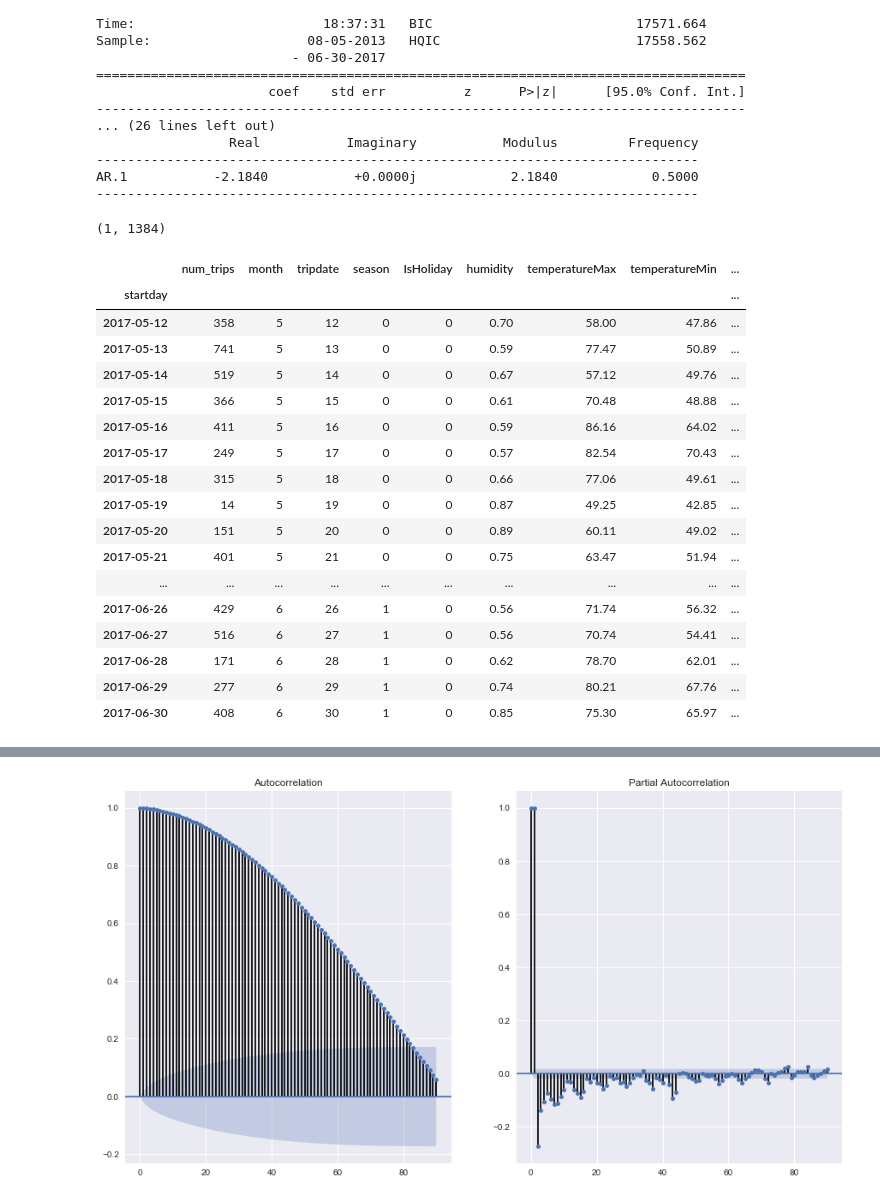
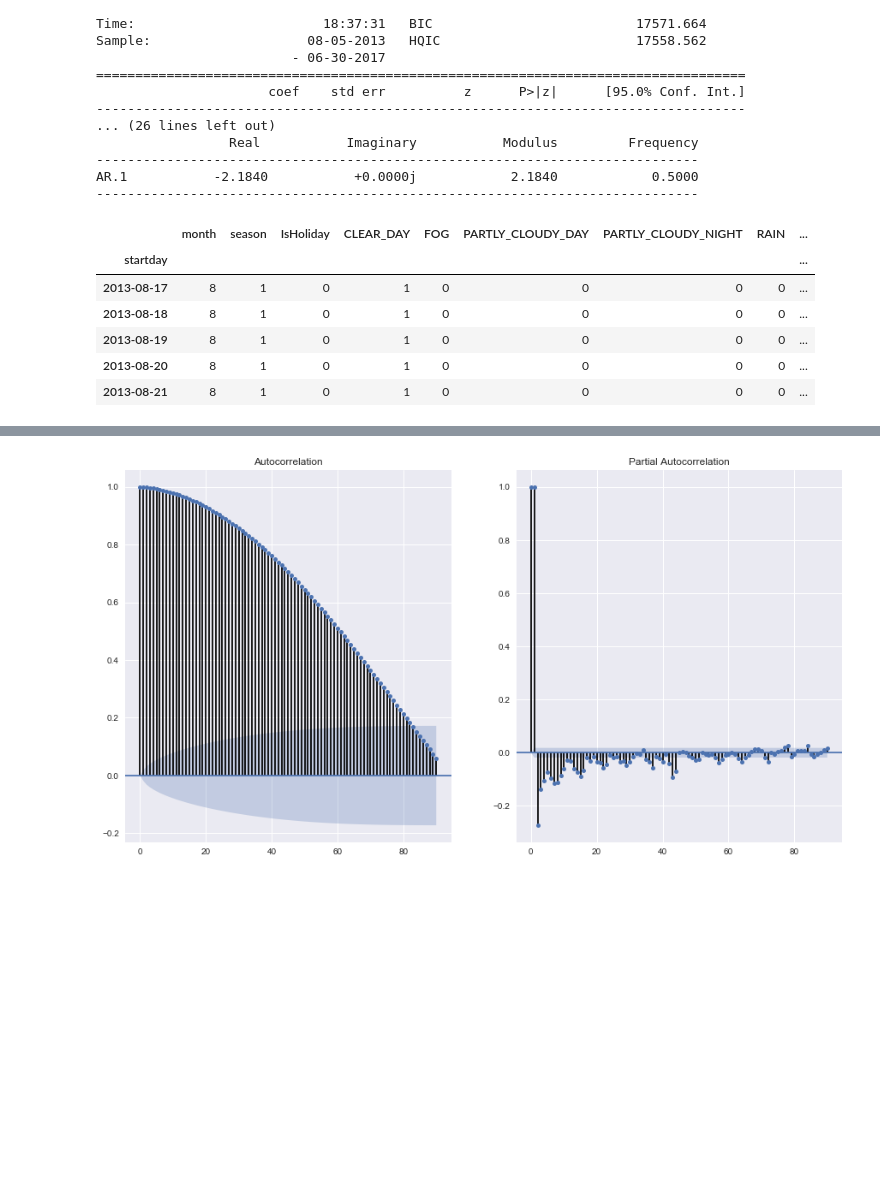
Before and after one commit to a4arun4u/PythonBikers, a Jupyter notebook: daily.ipynb, the cells around one changed output, grey strips where cells are left out. Saved outputs shown, nothing was run; the diff lists cells and outputs as text; code cells hidden in the pictures; blank space fills up the shorter version.

```diff
--- a/daily.ipynb
+++ b/daily.ipynb
@@ -433,11 +433,3 @@ print("root mean squared error: %f" % math.sqrt(mse))
 # %% [output]
 mean squared error: 34406.367341
 root mean squared error: 185.489534
-# %%
-#plt.grid(True)
-#plt.title("Actual vs Predicted")
-#plt.scatter(validate['rollingmean'], validate['num_trips'], color='r')
-#plt.plot(validate['num_trips'], validate['num_trips'], color='blue', linewidth=3)
-#scaling
-from sklearn import preprocessing
-index_df['humidity_scaled'] = preprocessing.scale(index_df.humidity)
@@ -443,0 +488,9 @@ index_df['humidity_scaled'] = preprocessing.scale(index_df.humidity)
+# %%
+#Normalize temperature
+t1 = preprocessing.normalize(scaled_df.temperatureMax, axis=1)
+t2 = preprocessing.normalize(scaled_df.temperatureMin, axis=1)
+shapiro_results1 = scipy.stats.kstest(t1, cdf='norm')
+shapiro_results2 = scipy.stats.kstest(t2, cdf='norm')
+
+print(shapiro_results1)
+print(shapiro_results1)
@@ -443,0 +502,10 @@ index_df['humidity_scaled'] = preprocessing.scale(index_df.humidity)
+# %%
+scaled_norm_df = scaled_df#.drop(['temperatureMax', 'temperatureMin'], axis=1)
+#scaled_norm_df['tempMax_norm'] = t1
+#scaled_norm_df['tempMin_norm'] = t2
+scaled_norm_df['tempMax_norm'] = np.transpose(t1)
+scaled_norm_df['tempMin_norm'] = np.transpose(t2)
+scaled_norm_df.head()
+scaled_norm_df = scaled_norm_df.drop(['temperatureMax', 'temperatureMin', 'humidity', 'windspeed',
+                                      'temperatureMax_scaled', 'temperatureMin_scaled'], axis=1)
+scaled_norm_df.head()
@@ -443,0 +520,3 @@ index_df['humidity_scaled'] = preprocessing.scale(index_df.humidity)
+# %%
+scaled_norm_df['num_trips_90mean'] = pd.rolling_mean(scaled_norm_df.num_trips, window=90, min_periods=1)
+scaled_norm_df.to_csv('C:\\Users\\arun.bhardwaj\\Desktop\\MyOrdner\\DALab\\SPSSData.csv')
@@ -567,40 +658,24 @@ Sample:                    08-05-2013   HQIC                         17558.562
 -----------------------------------------------------------------------------
 AR.1           -2.1840           +0.0000j            2.1840            0.5000
 -----------------------------------------------------------------------------
-# %%
-#normality test
-from scipy.stats import mstats
-from sklearn import preprocessing
-
-tt = preprocessing.normalize(model_df.temperatureMax, axis=1)
-#mstats.normaltest(tt)
-#preprocessing.normalize(model_df.windspeed)
-tt.shape
-# %% [output]
-(1, 1384)
 # %%
 #creating new feature for lag with 90days
-model_df1 = index_df.drop(['diff_num_trips_1', 'diff_num_trips_2', 'diff_num_trips_3', 'diff_num_trips_4'], axis=1)
+model_df1 = scaled_norm_df
+model_df2 = scaled_norm_df
+
 model_df1['num_trips_90mean'] = model_df1.num_trips.rolling(window=90, min_periods=7, center=False).mean()
-model_df1['num_trips_90min'] = model_df1.num_trips.rolling(window=90, min_periods=7, center=False).min()
-model_df1['num_trips_90max'] = model_df1.num_trips.rolling(window=90, min_periods=7, center=False).max()
-model_df1.tail(50)
+model_df1 = model_df1.drop(['num_trips'], axis=1)
+model_df1.dropna(inplace=True)
+
+model_df2['diff_num_trips_1'] = model_df2.num_trips.diff(periods=1)
+model_df2 = model_df2.drop(['num_trips'], axis=1)
+model_df2.dropna(inplace=True)
+model_df2.head()
 # %% [output]
-|  | num_trips | month | tripdate | season | IsHoliday | humidity | temperatureMax | temperatureMin | ... |
+|  | month | season | IsHoliday | CLEAR_DAY | FOG | PARTLY_CLOUDY_DAY | PARTLY_CLOUDY_NIGHT | RAIN | ... |
 | startday |  |  |  |  |  |  |  |  | ... |
-| 2017-05-12 | 358 | 5 | 12 | 0 | 0 | 0.70 | 58.00 | 47.86 | ... |
-| 2017-05-13 | 741 | 5 | 13 | 0 | 0 | 0.59 | 77.47 | 50.89 | ... |
-| 2017-05-14 | 519 | 5 | 14 | 0 | 0 | 0.67 | 57.12 | 49.76 | ... |
-| 2017-05-15 | 366 | 5 | 15 | 0 | 0 | 0.61 | 70.48 | 48.88 | ... |
-| 2017-05-16 | 411 | 5 | 16 | 0 | 0 | 0.59 | 86.16 | 64.02 | ... |
-| 2017-05-17 | 249 | 5 | 17 | 0 | 0 | 0.57 | 82.54 | 70.43 | ... |
-| 2017-05-18 | 315 | 5 | 18 | 0 | 0 | 0.66 | 77.06 | 49.61 | ... |
-| 2017-05-19 | 14 | 5 | 19 | 0 | 0 | 0.87 | 49.25 | 42.85 | ... |
-| 2017-05-20 | 151 | 5 | 20 | 0 | 0 | 0.89 | 60.11 | 49.02 | ... |
-| 2017-05-21 | 401 | 5 | 21 | 0 | 0 | 0.75 | 63.47 | 51.94 | ... |
-| ... | ... | ... | ... | ... | ... | ... | ... | ... | ... |
-| 2017-06-26 | 429 | 6 | 26 | 1 | 0 | 0.56 | 71.74 | 56.32 | ... |
-| 2017-06-27 | 516 | 6 | 27 | 1 | 0 | 0.56 | 70.74 | 54.41 | ... |
-| 2017-06-28 | 171 | 6 | 28 | 1 | 0 | 0.62 | 78.70 | 62.01 | ... |
-| 2017-06-29 | 277 | 6 | 29 | 1 | 0 | 0.74 | 80.21 | 67.76 | ... |
-| 2017-06-30 | 408 | 6 | 30 | 1 | 0 | 0.85 | 75.30 | 65.97 | ... |
+| 2013-08-17 | 8 | 1 | 0 | 1 | 0 | 0 | 0 | 0 | ... |
+| 2013-08-18 | 8 | 1 | 0 | 1 | 0 | 0 | 0 | 0 | ... |
+| 2013-08-19 | 8 | 1 | 0 | 1 | 0 | 0 | 0 | 0 | ... |
+| 2013-08-20 | 8 | 1 | 0 | 1 | 0 | 0 | 0 | 0 | ... |
+| 2013-08-21 | 8 | 1 | 0 | 1 | 0 | 0 | 0 | 0 | ... |
```
Also changed, not shown: parts of 63 cells of this notebook.
